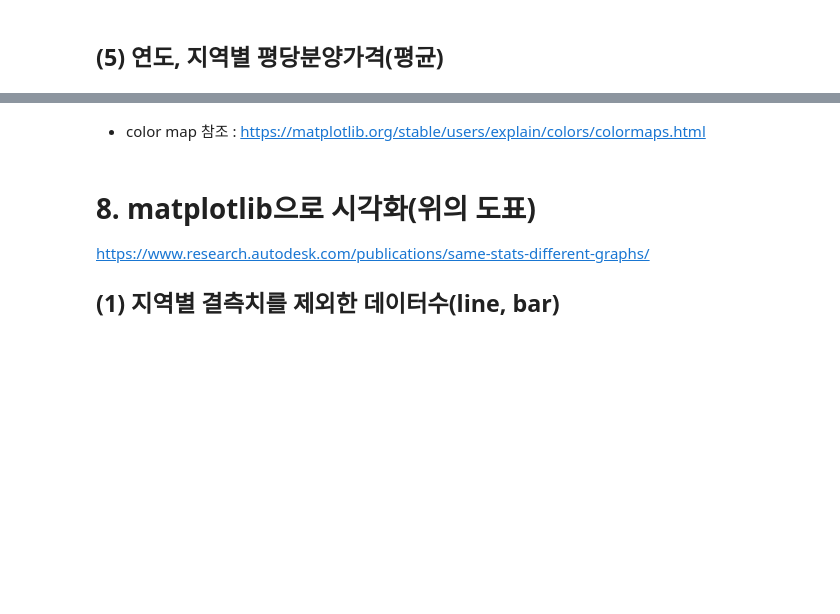
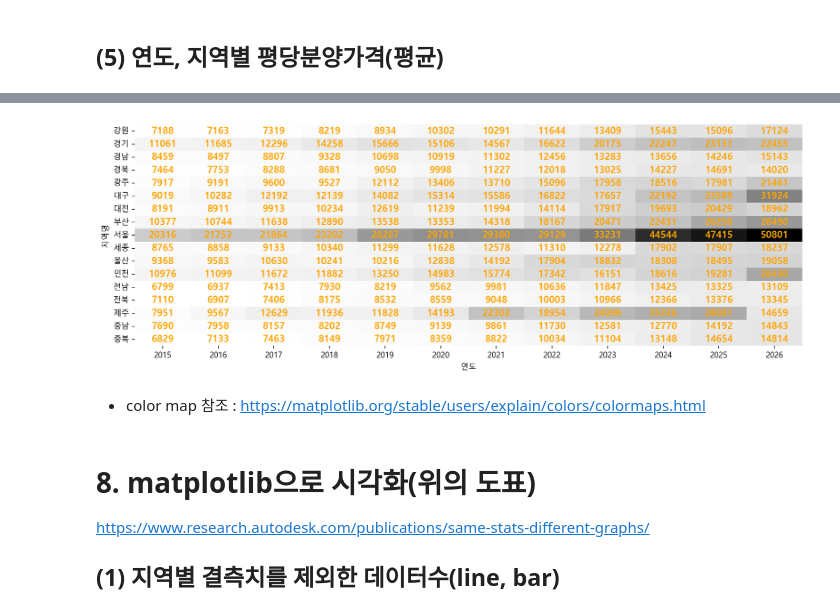
Before and after one commit to aibbai/ai, a Jupyter notebook: source/01_python/ch13_예1_포트폴리오_아파트분양가분석.ipynb, the cells around one changed output, grey strips where cells are left out. Drawn from its saved outputs; the diff is of its cells as text; code cells hidden in the pictures; blank space fills up the shorter version.

```diff
--- a/source/01_python/ch13_예1_포트폴리오_아파트분양가분석.ipynb
+++ b/source/01_python/ch13_예1_포트폴리오_아파트분양가분석.ipynb
@@ -235,0 +876,5 @@ df_last.to_csv('data/df_last.csv', index=False) # 전처리 단계 백업
+# %%
+r = df_last.pivot_table(index='지역명',
+                    columns='연도',
+                    values='평당분양가격')
+r
@@ -236,3 +901,11 @@ df_last.to_csv('data/df_last.csv', index=False) # 전처리 단계 백업
+# %%
+plt.figure(figsize=(15, 5))
+sns.heatmap(r, annot=True, fmt='.0f', cmap='Greys',
+           annot_kws={'color':'orange', 'size':12, 'weight':'bold'},
+           cbar=False)
+plt.show()
+# %% [output]
+[figure, added]
 # %% [markdown]
 - color map 참조 : https://matplotlib.org/stable/users/explain/colors/colormaps.html
 # %% [markdown]
```
Also changed, not shown: parts of 108 cells of this notebook, 2 other files.
